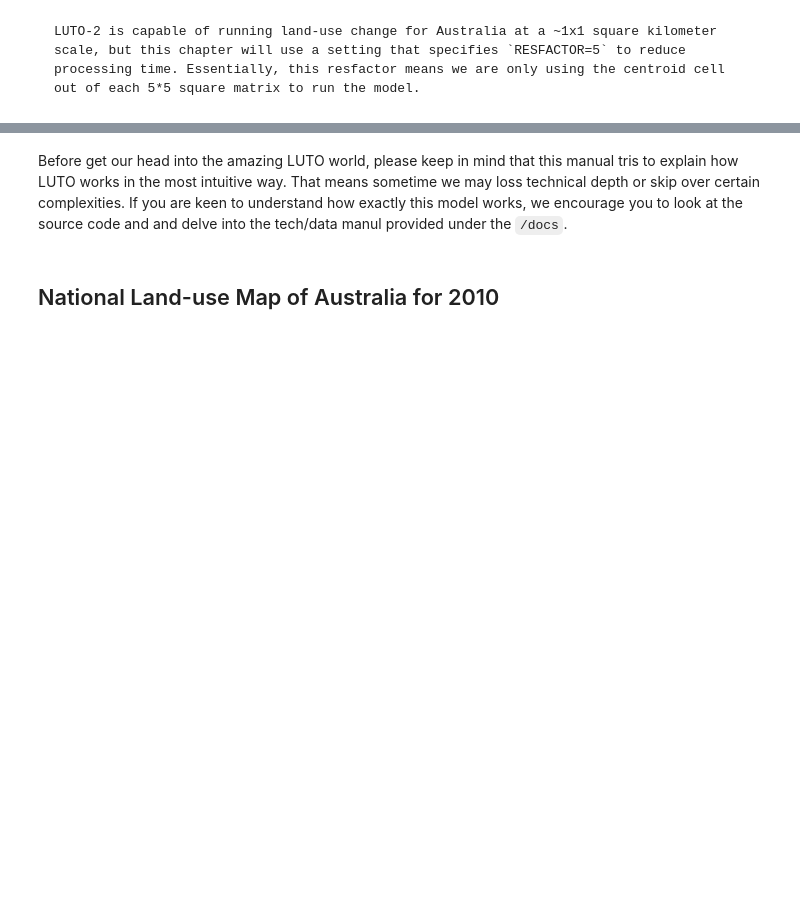
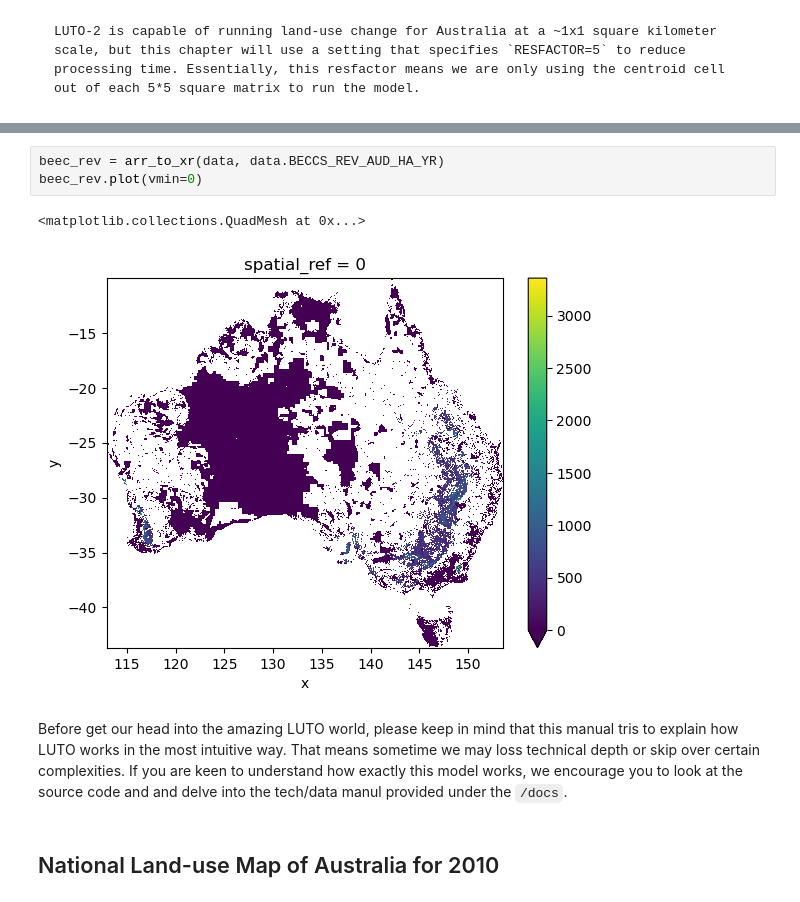
Before and after one commit to JinzhuWANG/LUTO_manual, a Jupyter notebook: _sources/Chap_1_1_LUTO_overview.ipynb, the cells around one changed output, grey strips where cells are left out. Cells and saved outputs as stored; diff of their text form; blank space fills up the shorter version.

```diff
--- a/_sources/Chap_1_1_LUTO_overview.ipynb
+++ b/_sources/Chap_1_1_LUTO_overview.ipynb
@@ -52,3 +70,9 @@ The autoreload extension is already loaded. To reload it, use:
+# %%
+beec_rev = arr_to_xr(data, data.BECCS_REV_AUD_HA_YR)
+beec_rev.plot(vmin=0)
+# %% [output]
+<matplotlib.collections.QuadMesh at 0x...>
+[figure, added]
 # %% [markdown]
 Before get our head into the amazing LUTO world, please keep in mind that this manual tris to explain how LUTO works in the most intuitive way. That means sometime we may loss technical depth or skip over certain complexities. If you are keen to understand how exactly this model works, we encourage you to look at the source code and  and delve into the tech/data manul provided under the `/docs`.
 # %% [markdown]
```
Also changed, not shown: parts of 30 cells of this notebook, 6 other files.
